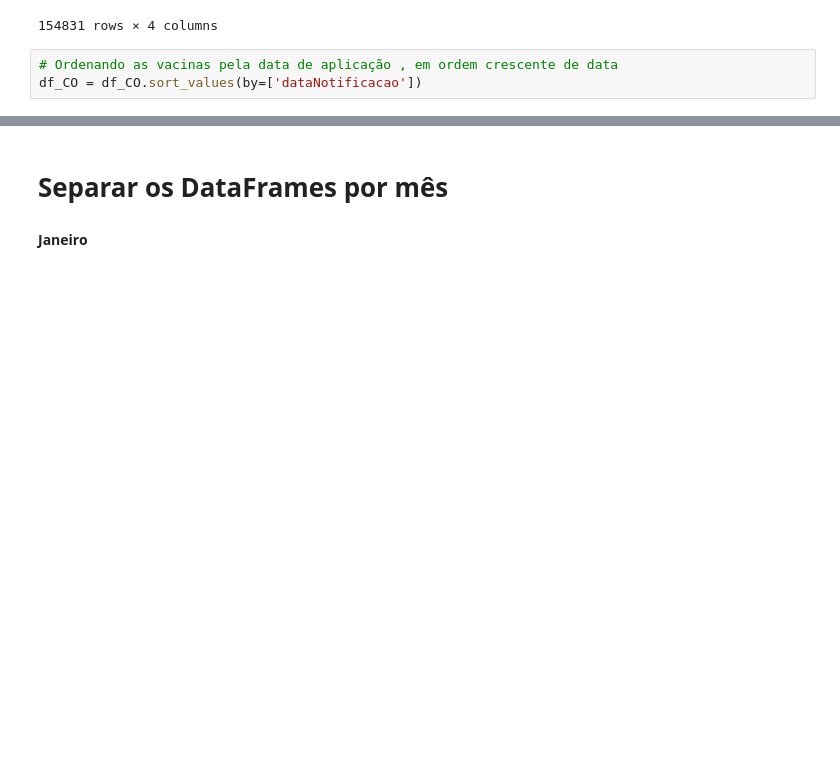
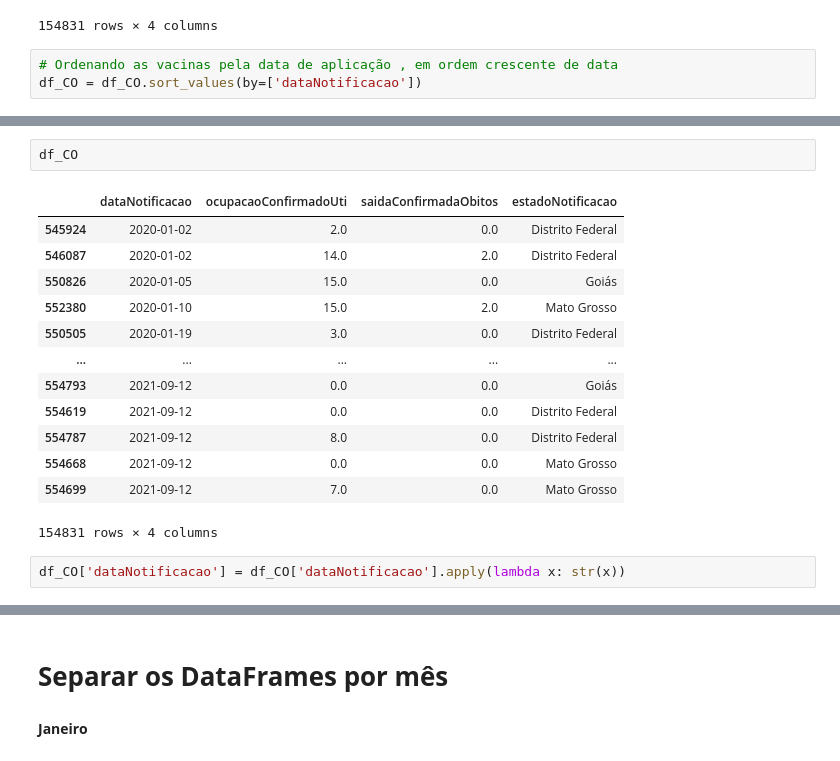
Before and after one commit to laysfreitas/Covid_Dados, a Jupyter notebook: Covid_19_Ocupation.ipynb, the cells around one changed output, grey strips where cells are left out. Drawn from its saved outputs; the diff is of its cells as text; blank space fills up the shorter version.

```diff
--- a/Covid_19_Ocupation.ipynb
+++ b/Covid_19_Ocupation.ipynb
@@ -185,3 +219,21 @@ df_CO = df_CO.sort_values(by=['dataNotificacao'])
+# %%
+df_CO
+# %% [output]
+|  | dataNotificacao | ocupacaoConfirmadoUti | saidaConfirmadaObitos | estadoNotificacao |
+| 545924 | 2020-01-02 | 2.0 | 0.0 | Distrito Federal |
+| 546087 | 2020-01-02 | 14.0 | 2.0 | Distrito Federal |
+| 550826 | 2020-01-05 | 15.0 | 0.0 | Goiás |
+| 552380 | 2020-01-10 | 15.0 | 2.0 | Mato Grosso |
+| 550505 | 2020-01-19 | 3.0 | 0.0 | Distrito Federal |
+| ... | ... | ... | ... | ... |
+| 554793 | 2021-09-12 | 0.0 | 0.0 | Goiás |
+| 554619 | 2021-09-12 | 0.0 | 0.0 | Distrito Federal |
+| 554787 | 2021-09-12 | 8.0 | 0.0 | Distrito Federal |
+| 554668 | 2021-09-12 | 0.0 | 0.0 | Mato Grosso |
+| 554699 | 2021-09-12 | 7.0 | 0.0 | Mato Grosso |
+154831 rows × 4 columns
+# %%
+df_CO['dataNotificacao'] = df_CO['dataNotificacao'].apply(lambda x: str(x))
 # %%
 df_CO
 # %% [output]
```
Also changed, not shown: parts of 6 cells of this notebook.
